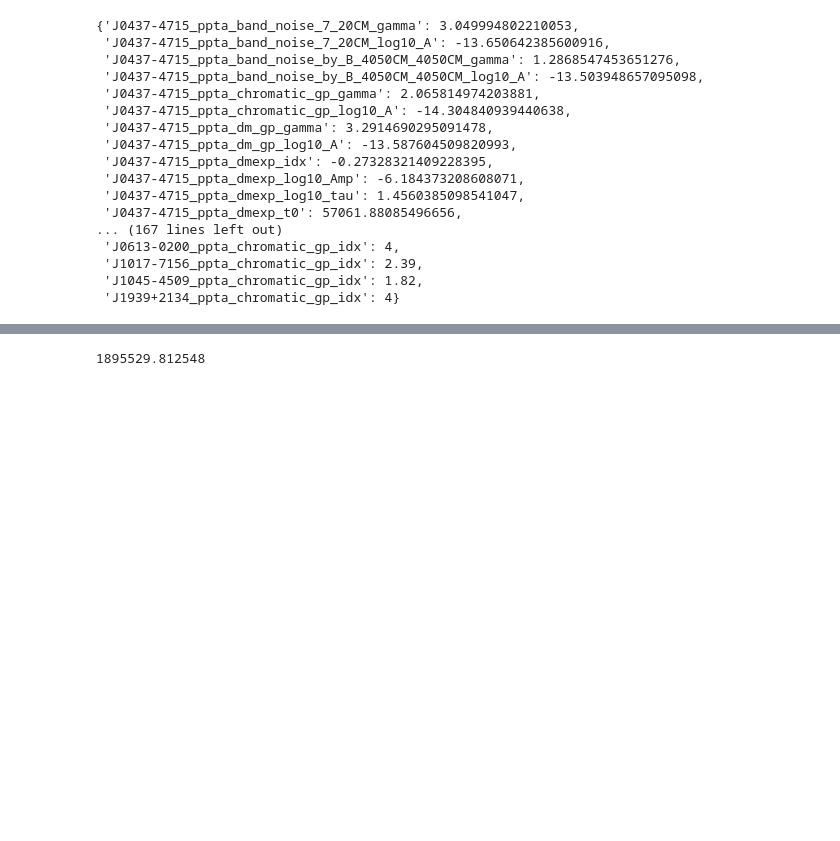
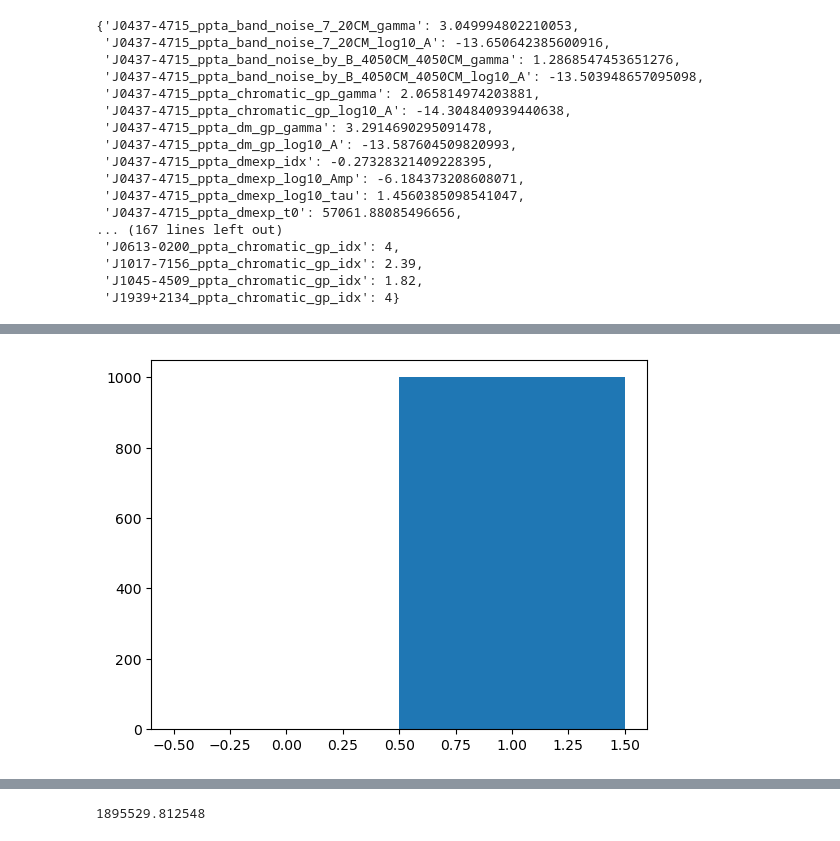
Before and after one commit to KalistaW/Optimal-Statisitic-iPTA-Summer-2022, a Jupyter notebook: PPTA Formating.ipynb, the cells around one changed output, grey strips where cells are left out. Cells and saved outputs as stored; diff of their text form; code cells hidden in the pictures; blank space fills up the shorter version.

Commit message:
checking snr for multiple chains

```diff
--- a/PPTA Formating.ipynb
+++ b/PPTA Formating.ipynb
@@ -425,0 +459,2 @@ gw_gamma
+# %%
+ppta_array=np.load("/Users/physics/nanogw/data/combined_ppta_chain.npy")
@@ -425,0 +485,5 @@ gw_gamma
+# %%
+plt.hist(ppta_array[:,-5],bins=[-.5,.5,1.5])
+plt.show()
+# %% [output]
+[figure, added]
```
Also changed, not shown: parts of 24 cells of this notebook.
